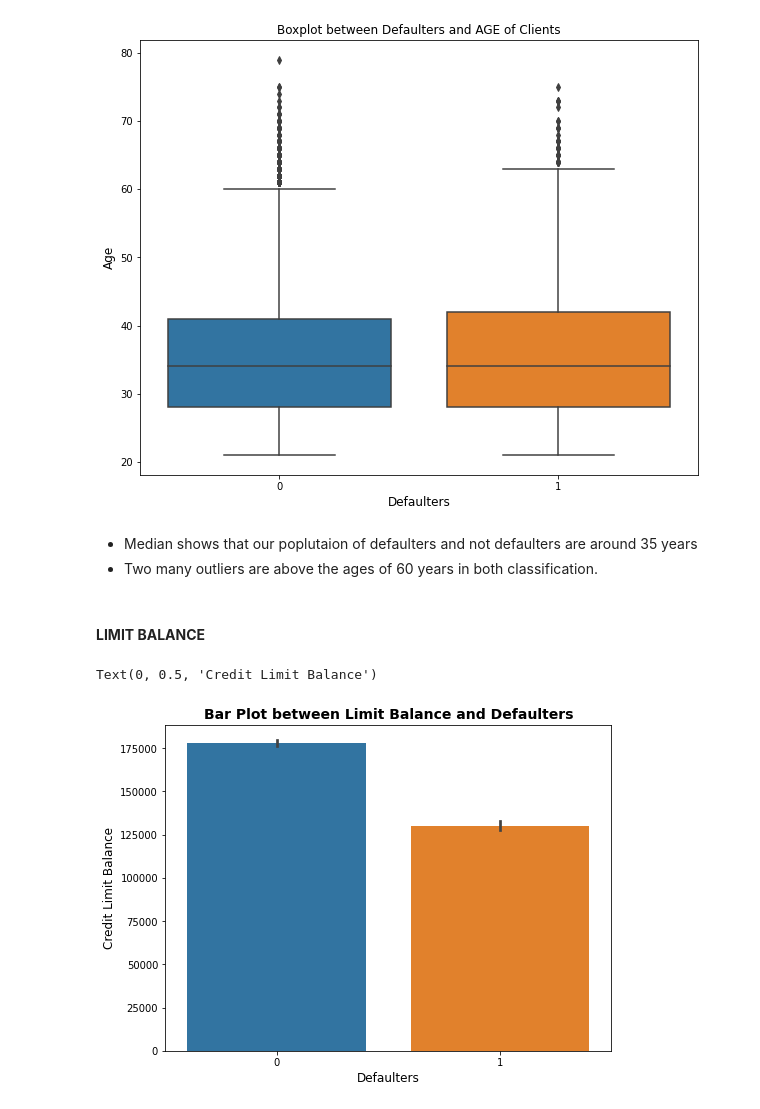
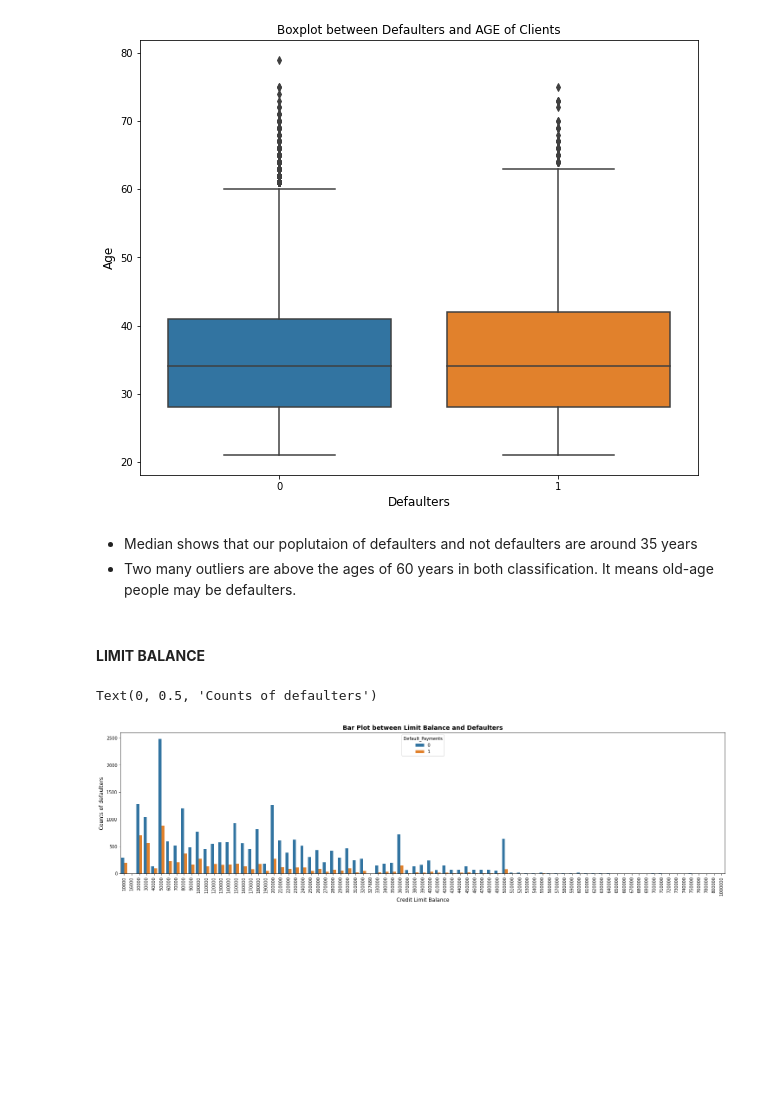
Before and after one commit to Mdanish2020/Credit_card_default_prediction, a Jupyter notebook: ML_Capstone(Classification)Credit_Card_Default_Prediction.ipynb, the cells around one changed output. Saved outputs shown, nothing was run; the diff lists cells and outputs as text; code cells hidden in the pictures; blank space fills up the shorter version.

```diff
--- a/ML_Capstone(Classification)Credit_Card_Default_Prediction.ipynb
+++ b/ML_Capstone(Classification)Credit_Card_Default_Prediction.ipynb
@@ -334,16 +368,17 @@ plt.show()
 [figure]
 # %% [markdown]
 * Median shows that our poplutaion of defaulters and not defaulters are around 35 years
-* Two many outliers are above the ages of 60 years in both classification.
+* Two many outliers are above the ages of 60 years in both classification. It means old-age people may be defaulters.
 # %% [markdown]
 #### **LIMIT BALANCE**
 # %%
 # Limit Balance
-plt.figure(figsize = (8,6))
-sns.barplot(x = 'Default_Payments',y = 'LIMIT_BAL',data = cred_df)
+plt.figure(figsize = (25,6))
+sns.countplot(x = 'LIMIT_BAL',hue = 'Default_Payments',data = cred_df,)
+plt.xticks(rotation = 90)
 plt.title('Bar Plot between Limit Balance and Defaulters', fontsize = 14, fontweight = 'bold')
-plt.xlabel('Defaulters',fontsize = 12)
-plt.ylabel('Credit Limit Balance',fontsize = 12)
+plt.xlabel('Credit Limit Balance',fontsize = 12)
+plt.ylabel('Counts of defaulters',fontsize = 12)
 # %% [output]
-Text(0, 0.5, 'Credit Limit Balance')
+Text(0, 0.5, 'Counts of defaulters')
-[figure, old version]
+[figure, new version]
```
Also changed, not shown: parts of 22 cells of this notebook.
